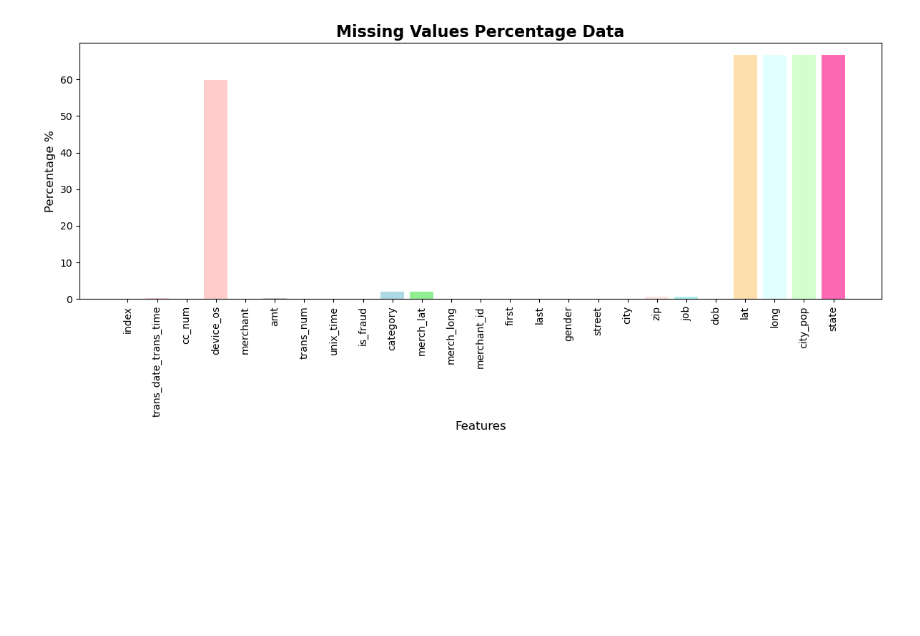
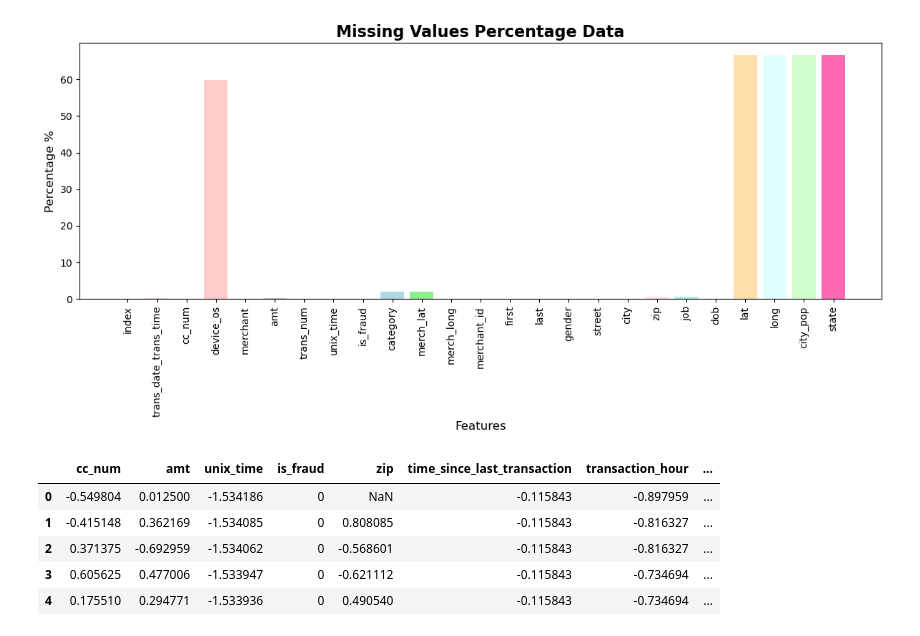
Before and after one commit to Leonardo1924/Fraud-Detection, a Jupyter notebook: FraudeDetection.ipynb, the cells around one changed output. Drawn from its saved outputs; the diff is of its cells as text; code cells hidden in the pictures; blank space fills up the shorter version.

```diff
--- a/FraudeDetection.ipynb
+++ b/FraudeDetection.ipynb
@@ -132,0 +133,52 @@ df = df.drop(columns=columns_to_remove, errors='ignore')
+# %%
+columns_to_remove = ['first', 'last', 'merchant', 'index', 'trans_num',
+                     'merchant_id', 'lat', 'long', 'device_os', 'city_pop',
+                     'state', 'trans_date_trans_time', 'street', 'city', 'dob',
+                     'merch_lat', 'merch_long', 'job', 'category']
+
+df = df.drop(columns=columns_to_remove, errors='ignore')
+
+# Feature engineering
+df['time_since_last_transaction'] = df.groupby('cc_num')['unix_time'].diff().fillna(0)
+df['transaction_hour'] = (df['unix_time'] % 86400) // 3600  # Hour of day from seconds
+window_seconds = 3600  # 1 hour window
+# Calculate transaction density within a 1-hour window
+df['transaction_density'] = df.groupby('cc_num')['unix_time'].transform(
+    lambda x: x.rolling(window=window_seconds, min_periods=1).apply(
+        lambda y: ((y.max() - y.min()) <= window_seconds).sum(), raw=True
+    )
+)
+df['avg_transaction_amt'] = df.groupby('cc_num')['amt'].transform('mean')
+
+df['amt_deviation'] = np.abs(df['amt'] - df['avg_transaction_amt'])
+
+df['transactions_per_card'] = df.groupby('cc_num')['cc_num'].transform('count')
+
+df['transaction_std_by_card'] = df.groupby('cc_num')['amt'].transform('std')
+
+df['z_score_amt'] = (df['amt'] - df['avg_transaction_amt']) / df['transaction_std_by_card']
+
+df['high_value_flag'] = (df['amt'] > (df['avg_transaction_amt'] * 1.5)).astype(int)
+
+df['consecutive_high_value'] = (df['high_value_flag'].shift(1).fillna(0).astype(bool) & df['high_value_flag'].astype(bool)).astype(int)
+
+df['high_z_score_flag'] = (df['z_score_amt'].abs() > 2).astype(int)
+
+df = pd.get_dummies(df, columns=['gender'], drop_first=True)
+
+rob_scaler = RobustScaler()
+
+numeric_columns = ['amt','unix_time', 'cc_num', 'zip', 'avg_transaction_amt',
+                   'amt_deviation', 'transactions_per_card', 'transaction_std_by_card',
+                   'z_score_amt', 'time_since_last_transaction', 'transaction_density', 'transaction_hour',
+                   'high_value_flag', 'consecutive_high_value', 'high_z_score_flag']
+df[numeric_columns] = rob_scaler.fit_transform(df[numeric_columns])
+
+df.head()
+# %% [output]
+|  | cc_num | amt | unix_time | is_fraud | zip | time_since_last_transaction | transaction_hour | ... |
+| 0 | -0.549804 | 0.012500 | -1.534186 | 0 | NaN | -0.115843 | -0.897959 | ... |
+| 1 | -0.415148 | 0.362169 | -1.534085 | 0 | 0.808085 | -0.115843 | -0.816327 | ... |
+| 2 | 0.371375 | -0.692959 | -1.534062 | 0 | -0.568601 | -0.115843 | -0.816327 | ... |
+| 3 | 0.605625 | 0.477006 | -1.533947 | 0 | -0.621112 | -0.115843 | -0.734694 | ... |
+| 4 | 0.175510 | 0.294771 | -1.533936 | 0 | 0.490540 | -0.115843 | -0.734694 | ... |
```
Also changed, not shown: parts of 9 cells of this notebook, 14 other files.
